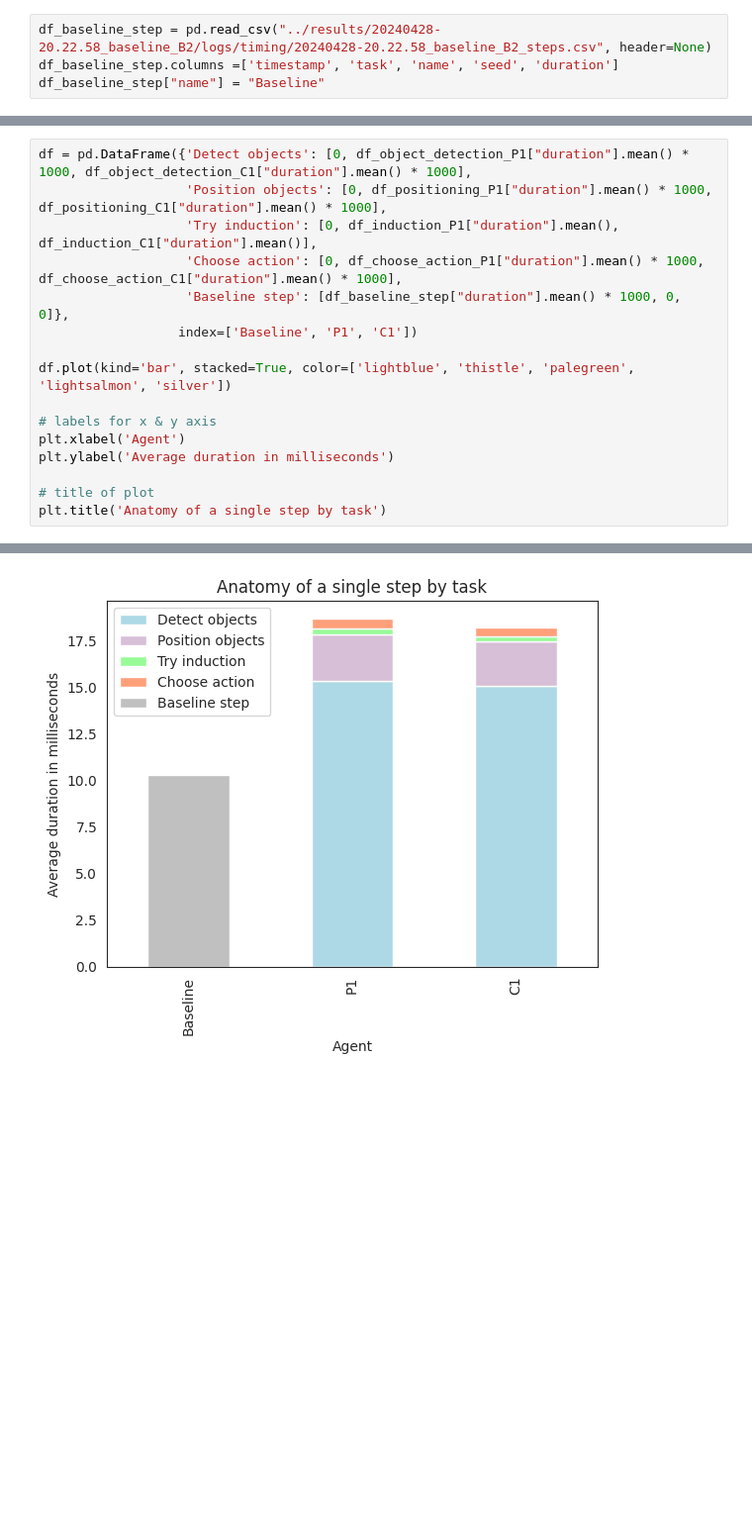
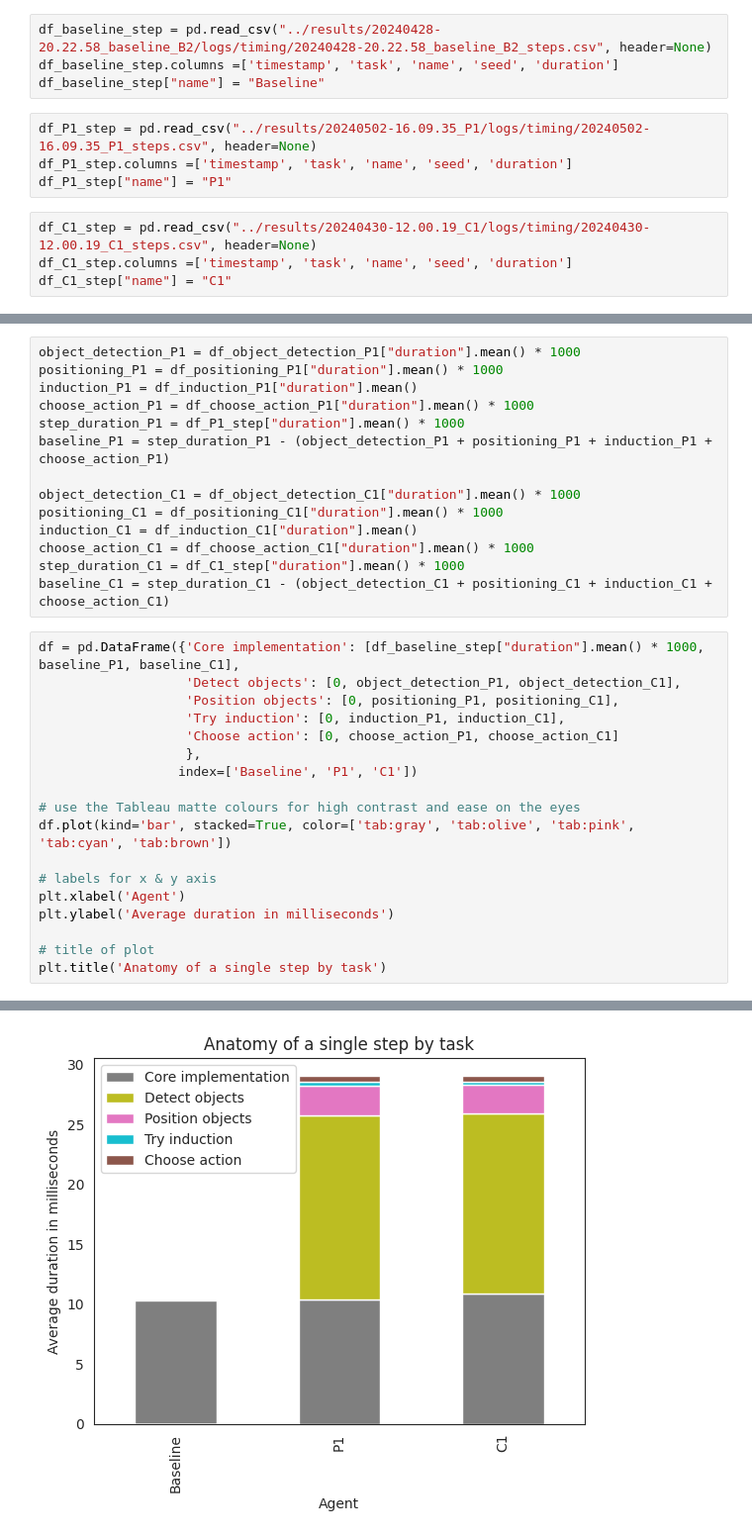
Before and after one commit to aggravated-monster/master, a Jupyter notebook: mario_visualisation/symbolic.ipynb, the cells around one changed output, grey strips where cells are left out. Shown at 99% size. Drawn from its saved outputs; the diff is of its cells as text; blank space fills up the shorter version.

```diff
--- a/mario_visualisation/symbolic.ipynb
+++ b/mario_visualisation/symbolic.ipynb
@@ -112,3 +153,11 @@ df_choose_action_C1.head(5)
 df_baseline_step = pd.read_csv("../results/20240428-20.22.58_baseline_B2/logs/timing/20240428-20.22.58_baseline_B2_steps.csv", header=None)
 df_baseline_step.columns =['timestamp', 'task', 'name', 'seed', 'duration']
 df_baseline_step["name"] = "Baseline"
+# %%
+df_P1_step = pd.read_csv("../results/20240502-16.09.35_P1/logs/timing/20240502-16.09.35_P1_steps.csv", header=None)
+df_P1_step.columns =['timestamp', 'task', 'name', 'seed', 'duration']
+df_P1_step["name"] = "P1"
+# %%
+df_C1_step = pd.read_csv("../results/20240430-12.00.19_C1/logs/timing/20240430-12.00.19_C1_steps.csv", header=None)
+df_C1_step.columns =['timestamp', 'task', 'name', 'seed', 'duration']
+df_C1_step["name"] = "C1"
@@ -115,19 +168,35 @@ df_baseline_step["name"] = "Baseline"
+# %%
+object_detection_P1 = df_object_detection_P1["duration"].mean() * 1000
+positioning_P1 = df_positioning_P1["duration"].mean() * 1000
+induction_P1 = df_induction_P1["duration"].mean()
+choose_action_P1 = df_choose_action_P1["duration"].mean() * 1000
+step_duration_P1 = df_P1_step["duration"].mean() * 1000
+baseline_P1 = step_duration_P1 - (object_detection_P1 + positioning_P1 + induction_P1 + choose_action_P1)
+
+object_detection_C1 = df_object_detection_C1["duration"].mean() * 1000
+positioning_C1 = df_positioning_C1["duration"].mean() * 1000
+induction_C1 = df_induction_C1["duration"].mean()
+choose_action_C1 = df_choose_action_C1["duration"].mean() * 1000
+step_duration_C1 = df_C1_step["duration"].mean() * 1000
+baseline_C1 = step_duration_C1 - (object_detection_C1 + positioning_C1 + induction_C1 + choose_action_C1)
 # %%
-df = pd.DataFrame({'Detect objects': [0, df_object_detection_P1["duration"].mean() * 1000, df_object_detection_C1["duration"].mean() * 1000],
-                   'Position objects': [0, df_positioning_P1["duration"].mean() * 1000, df_positioning_C1["duration"].mean() * 1000],
-                   'Try induction': [0, df_induction_P1["duration"].mean(), df_induction_C1["duration"].mean()],
-                   'Choose action': [0, df_choose_action_P1["duration"].mean() * 1000, df_choose_action_C1["duration"].mean() * 1000],
-                   'Baseline step': [df_baseline_step["duration"].mean() * 1000, 0, 0]},
+df = pd.DataFrame({'Core implementation': [df_baseline_step["duration"].mean() * 1000, baseline_P1, baseline_C1],
+                   'Detect objects': [0, object_detection_P1, object_detection_C1],
+                   'Position objects': [0, positioning_P1, positioning_C1],
+                   'Try induction': [0, induction_P1, induction_C1],
+                   'Choose action': [0, choose_action_P1, choose_action_C1]
+                   },
                   index=['Baseline', 'P1', 'C1'])
 
-df.plot(kind='bar', stacked=True, color=['lightblue', 'thistle', 'palegreen', 'lightsalmon', 'silver'])
+# use the Tableau matte colours for high contrast and ease on the eyes
+df.plot(kind='bar', stacked=True, color=['tab:gray', 'tab:olive', 'tab:pink', 'tab:cyan', 'tab:brown'])
 
 # labels for x & y axis
 plt.xlabel('Agent')
 plt.ylabel('Average duration in milliseconds')
 
 # title of plot
 plt.title('Anatomy of a single step by task')
 # %% [output]
 Text(0.5, 1.0, 'Anatomy of a single step by task')
-[figure, old version]
+[figure, new version]
```
Also changed, not shown: parts of 8 cells of this notebook.
